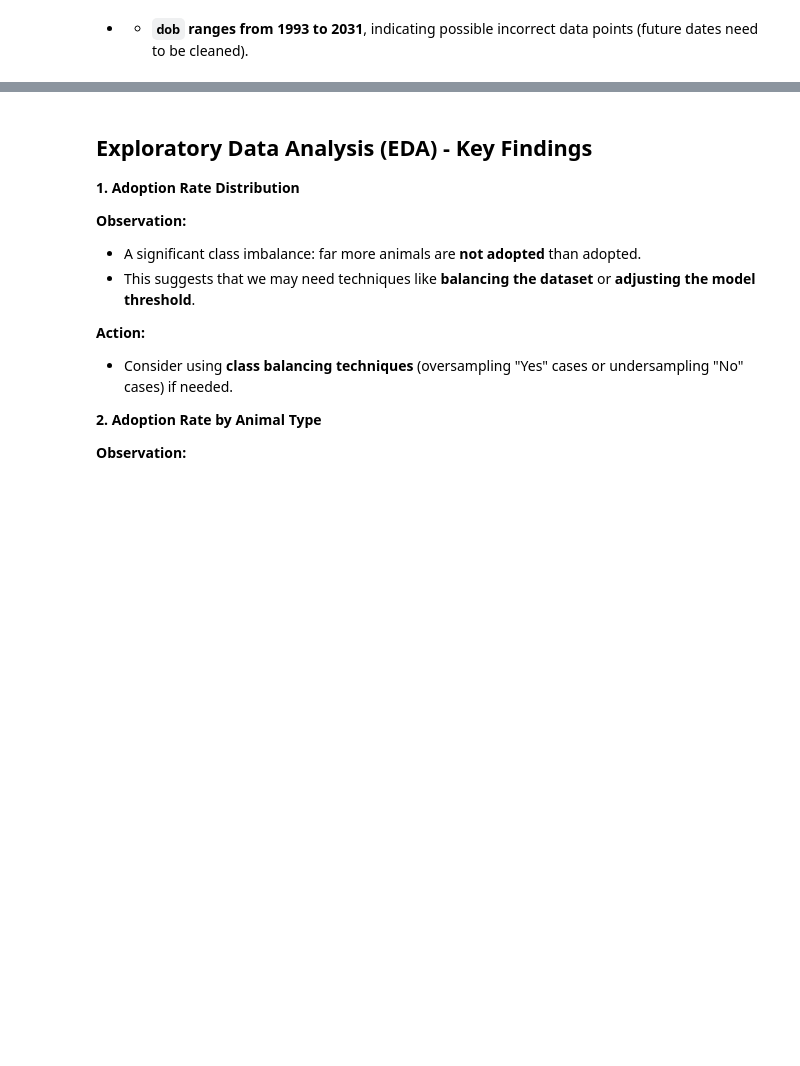
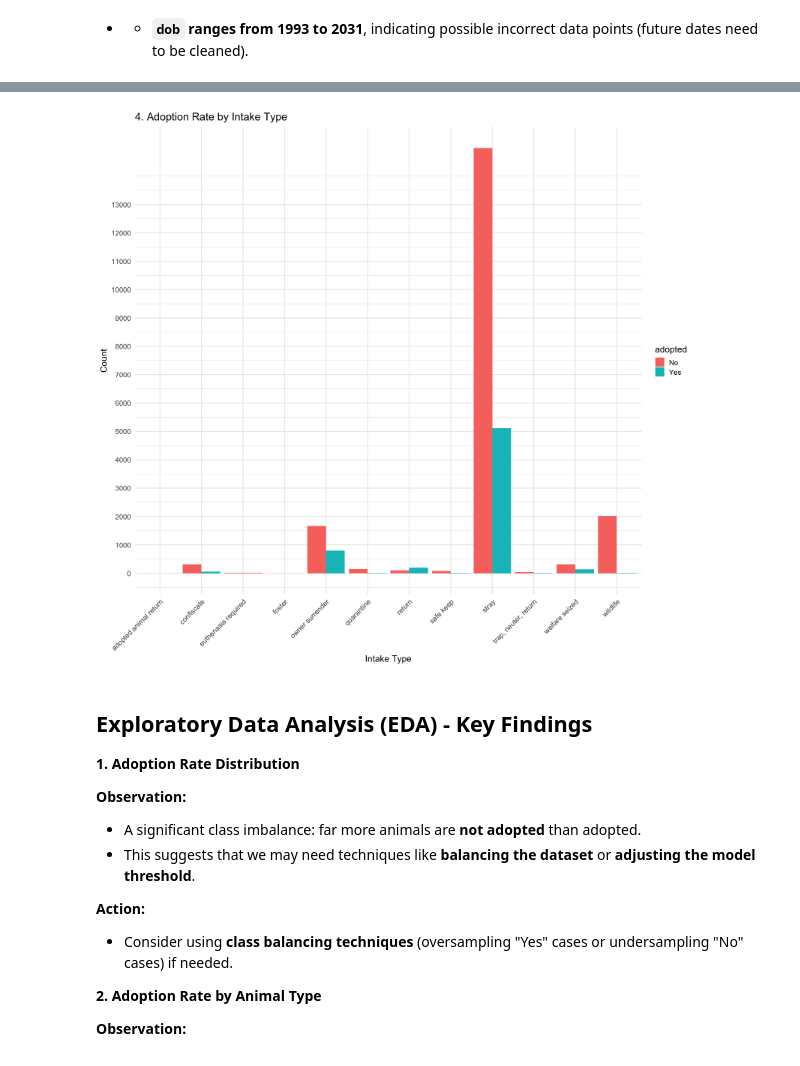
Before and after one commit to DSCI-310-2025/dsci-310-group-01, a Jupyter notebook: notebooks/animal_adoption_analysis.ipynb, the cells around one changed output, grey strips where cells are left out. Cells and saved outputs as stored; diff of their text form; code cells hidden in the pictures; blank space fills up the shorter version.

```diff
--- a/notebooks/animal_adoption_analysis.ipynb
+++ b/notebooks/animal_adoption_analysis.ipynb
@@ -306,3 +319,15 @@ ggplot(longbeach_cleaned, aes(x = month, fill = adopted)) +
+# %%
+# 6. Adoption Rate by Intake Type
+
+options(repr.plot.width = 15, repr.plot.height = 14)
+ggplot(longbeach_cleaned, aes(x = intake_type, fill = adopted)) +
+  geom_bar(position = "dodge") +
+  labs(title = "4. Adoption Rate by Intake Type", x = "Intake Type", y = "Count") +
+  theme_minimal(base_size = 16) +
+  theme(axis.text.x = element_text(angle = 45, hjust = 1)) +
+  scale_y_continuous(breaks = seq(0, max(table(longbeach_cleaned$animal_type), na.rm = TRUE), by = 1000))
+# %% [output]
+[figure, added]
 # %% [markdown]
 ## **Exploratory Data Analysis (EDA) - Key Findings**
 
```
Also changed, not shown: parts of 2 cells of this notebook.
